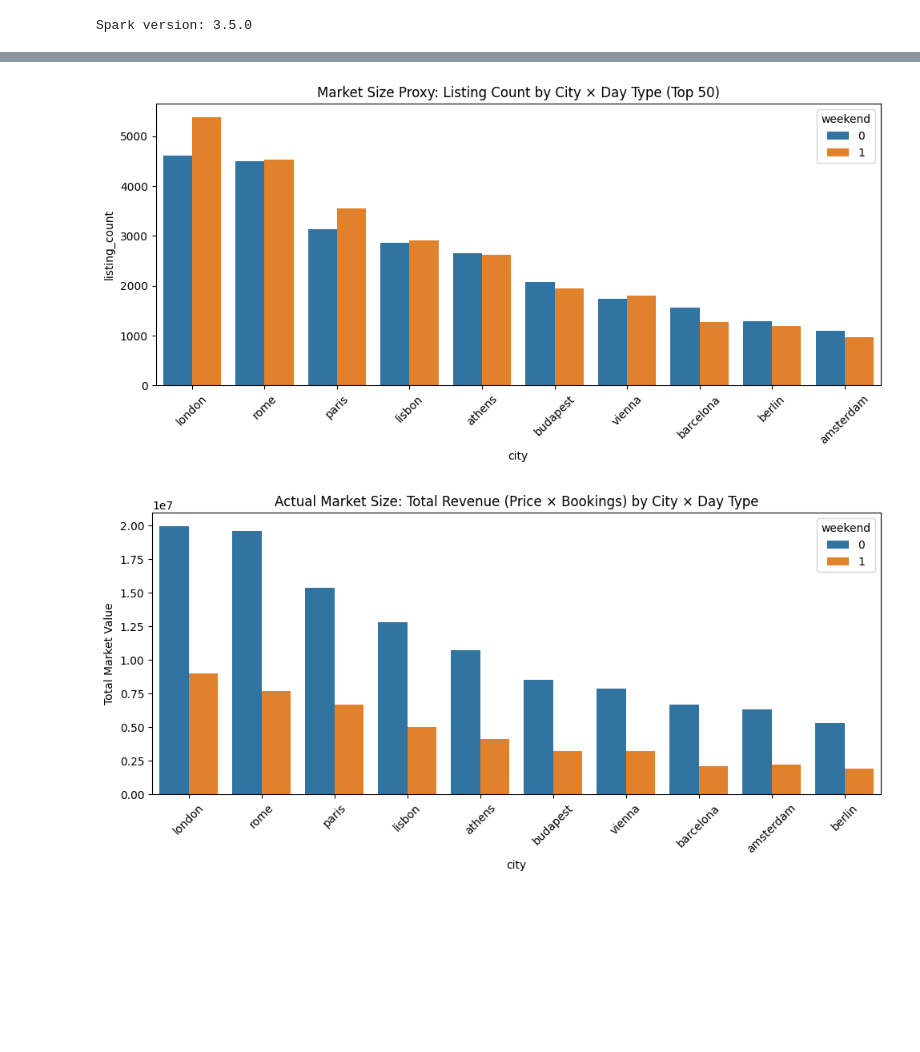
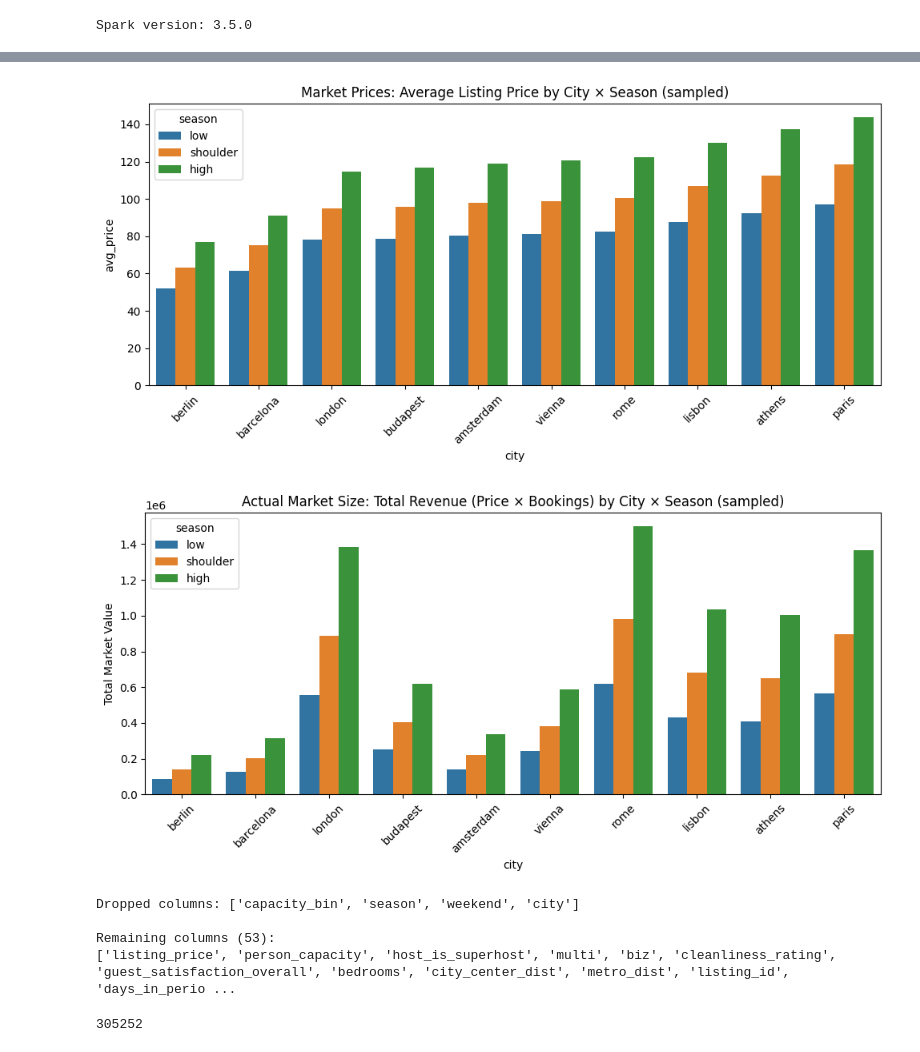
Before and after one commit to andresrogers/airbnb_bookings_price_demand_elasticity_pyspark, a Jupyter notebook: notebooks/02_feature_engineering.ipynb, the cells around one changed output, grey strips where cells are left out. Cells and saved outputs as stored; diff of their text form; code cells hidden in the pictures; blank space fills up the shorter version.

```diff
--- a/notebooks/02_feature_engineering.ipynb
+++ b/notebooks/02_feature_engineering.ipynb
@@ -415,45 +565,72 @@ Engineered listing features (Spark → Pandas, sample)
 # %%
 import matplotlib.pyplot as plt
 import seaborn as sns
 
-# Aggregate to a small table first (Spark)
+
+# Use segment_df's pre-aggregated avg_price
 city_day = (
-    segment_df.groupBy('city', 'weekend')
-    .agg(F.sum('listing_count').alias('listing_count'))
-    .orderBy(F.desc('listing_count'))
-    .limit(50)
+    df.groupBy('city', 'season')
+    .agg(F.avg('listing_price').alias('avg_price'))
+    .orderBy(F.rand())
+    .limit(20000)
+    .orderBy('avg_price')
     .toPandas()
 )
 
 plt.figure(figsize=(10, 5))
-sns.barplot(data=city_day, x='city', y='listing_count', hue='weekend')
-plt.title('Market Size Proxy: Listing Count by City × Day Type (Top 50)')
+sns.barplot(data=city_day, x='city', y='avg_price', hue='season', errorbar=None)
+plt.title('Market Prices: Average Listing Price by City × Season (sampled)')
 plt.xticks(rotation=45)
 plt.tight_layout()
-plt.savefig(project_root / 'outputs' / 'listing_count_by_city_daytype.png', dpi=150)
+plt.savefig(project_root / 'outputs' / 'avg_price_by_city_season.png', dpi=150)
 plt.show()
 
-# Calculate actual market size (price × bookings) in Spark using the raw df (has 'city' and 'weekend')
+# Calculate actual market size (price × bookings) in Spark using the raw df (has 'listing_price' and 'occupancy_rate')
 market_size = (
-    df.groupBy('city', 'weekend')
+    df.groupBy('city', 'season')
     .agg(
-        F.sum(F.col('listing_price') * F.col('n_bookings')).alias('total_market_value'),
+        F.sum(F.col('listing_price') * F.col('occupancy_rate')).alias('total_market_value'),
         F.count('*').alias('listing_count'),
-        F.avg('listing_price').alias('avg_price')
+        F.avg(F.col('listing_price')).alias('avg_price')
     )
-    .orderBy(F.desc('total_market_value'))
-    .limit(50)
+    .orderBy(F.rand())
+    .limit(20000)
+    .orderBy('avg_price')
     .toPandas()
 )
 
 plt.figure(figsize=(10, 5))
-sns.barplot(data=market_size, x='city', y='total_market_value', hue='weekend')
-plt.title('Actual Market Size: Total Revenue (Price × Bookings) by City × Day Type')
+sns.barplot(data=market_size, x='city', y='total_market_value', hue='season', errorbar=None)
+plt.title('Actual Market Size: Total Revenue (Price × Bookings) by City × Season (sampled)')
 plt.ylabel('Total Market Value')
 plt.xticks(rotation=45)
 plt.tight_layout()
-plt.savefig(project_root / 'outputs' / 'market_size_by_city_daytype.png', dpi=150)
+plt.savefig(project_root / 'outputs' / 'market_size_by_city_season.png', dpi=150)
 plt.show()
 # %% [output]
-[figure, old version]
+[figure, new version]
-[figure, old version]
+[figure, new version]
+# %%
+# Remove unneeded columns before saving final dataset (Spark syntax)
+cols_to_remove = ['capacity_bin', 'season', 'weekend', 'city', 'room_shared', 'room_private', 'log_bookings']
+
+# Filter to only columns that exist
+existing_cols = [col for col in cols_to_remove if col in listing_features_df.columns]
+
+if existing_cols:
+    listing_features_df = listing_features_df.drop(*existing_cols)
+    print(f"Dropped columns: {existing_cols}")
+else:
+    print("No columns to drop.")
+
+print(f"\nRemaining columns ({len(listing_features_df.columns)}):")
+print(listing_features_df.columns)
+# %% [output]
+Dropped columns: ['capacity_bin', 'season', 'weekend', 'city']
+
+Remaining columns (53):
+['listing_price', 'person_capacity', 'host_is_superhost', 'multi', 'biz', 'cleanliness_rating', 'guest_satisfaction_overall', 'bedrooms', 'city_center_dist', 'metro_dist', 'listing_id', 'days_in_perio ...
+# %%
+listing_features_df.count()
+# %% [output]
+305252
```
Also changed, not shown: parts of 11 cells of this notebook, 2 other files.
